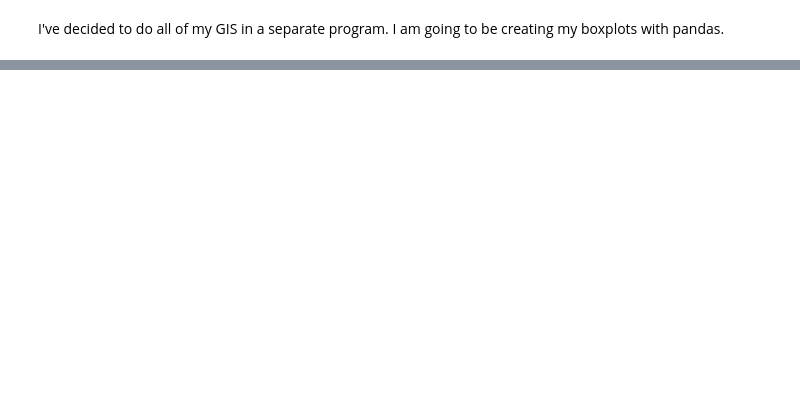
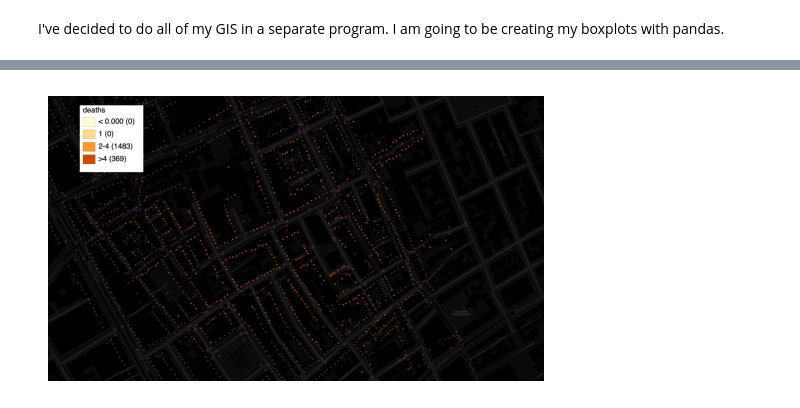
Before and after one commit to julesrose04/Cholera-GIS-Analysis, a Jupyter notebook: geopandas.ipynb, the cells around one changed output, grey strips where cells are left out. Saved outputs shown, nothing was run; the diff lists cells and outputs as text; code cells hidden in the pictures; blank space fills up the shorter version.

```diff
--- a/geopandas.ipynb
+++ b/geopandas.ipynb
@@ -34,0 +85,7 @@ fig, ax = plt.subplots()
+# %%
+img = mpimg.imread("/Users/jules/Documents/GitHub/Cholera-GIS-Analysis/broadst.png")
+plt.imshow(img)
+plt.axis('off')  # optional: hides the axes
+plt.show()
+# %% [output]
+[figure, added]
```
Also changed, not shown: parts of 7 cells of this notebook, 6 other files.
